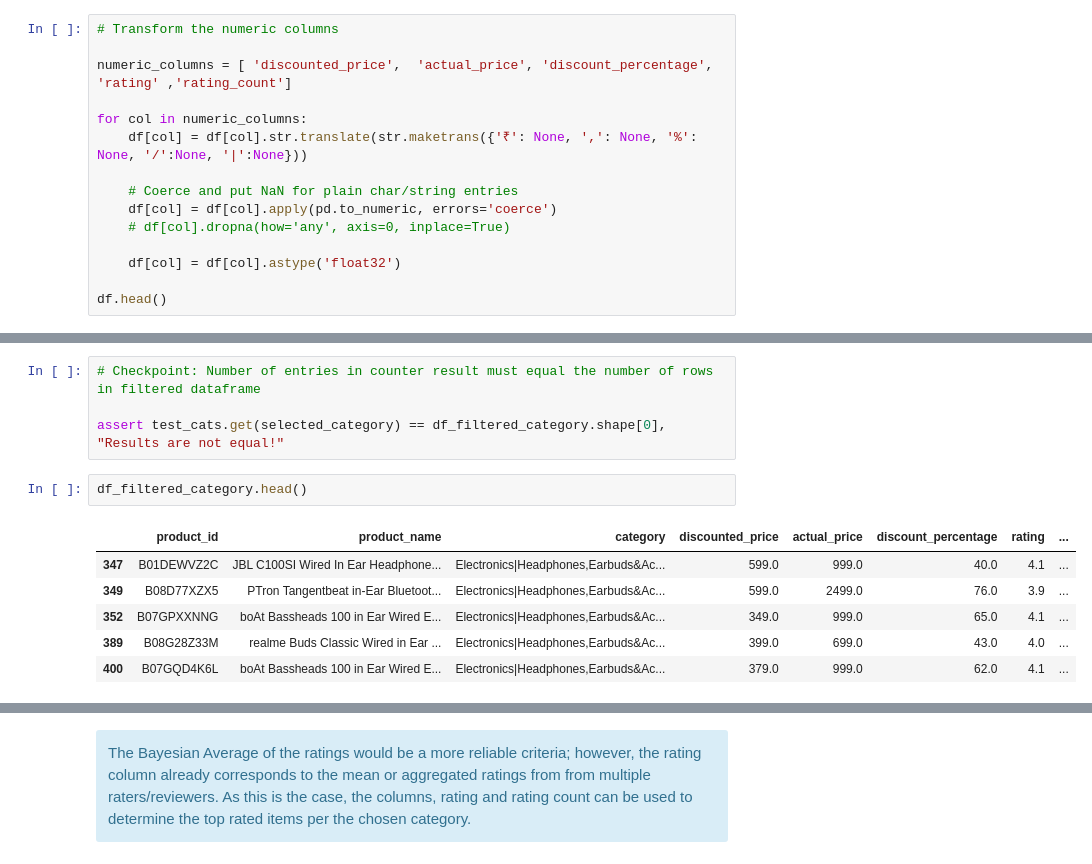
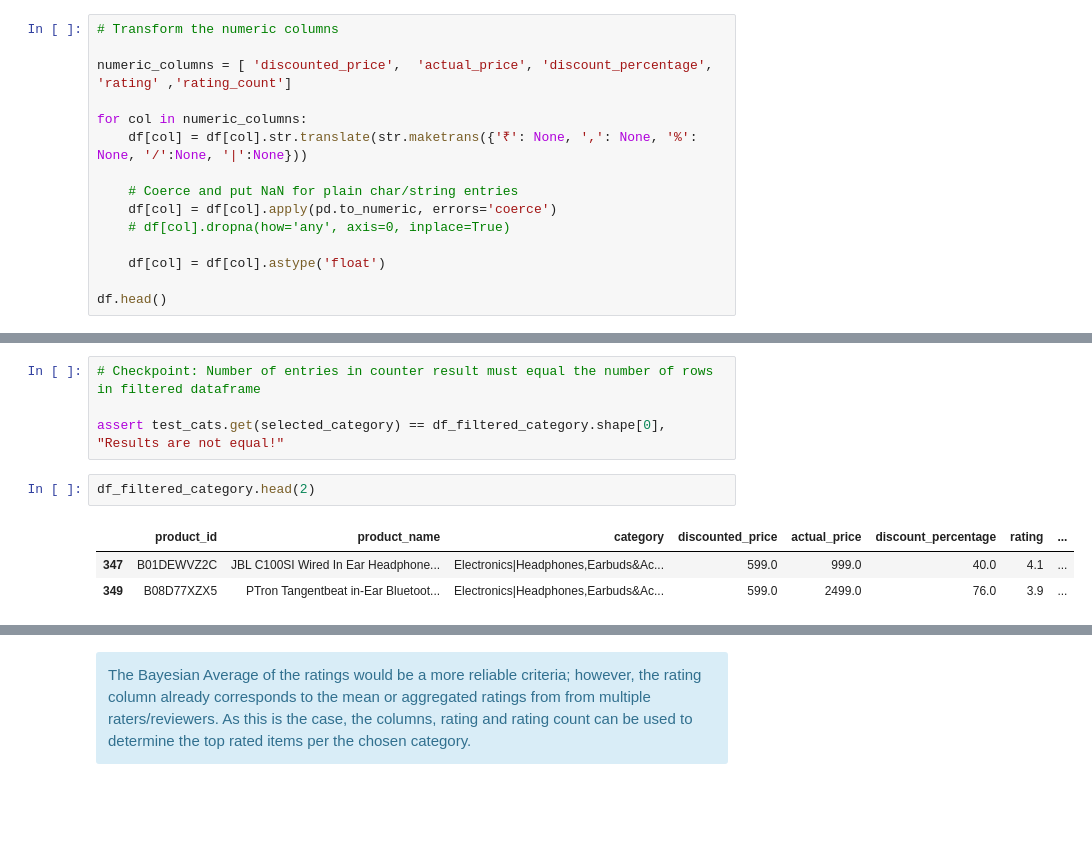
Before and after one commit to ds-edu/capstone3-recsys, a Jupyter notebook: recommender/notebooks/nb_recommender.ipynb, the cells around one changed output, grey strips where cells are left out. Drawn from its saved outputs; the diff is of its cells as text; blank space fills up the shorter version.

```diff
--- a/recommender/notebooks/nb_recommender.ipynb
+++ b/recommender/notebooks/nb_recommender.ipynb
@@ -129,7 +129,7 @@ for col in numeric_columns:
     df[col] = df[col].apply(pd.to_numeric, errors='coerce')
     # df[col].dropna(how='any', axis=0, inplace=True)
 
-    df[col] = df[col].astype('float32')
+    df[col] = df[col].astype('float')
 
 df.head()
 # %% [output]
@@ -445,14 +450,11 @@ test_cats = count_list(test_l_filtered)
 
 assert test_cats.get(selected_category) == df_filtered_category.shape[0], "Results are not equal!"
 # %%
-df_filtered_category.head()
+df_filtered_category.head(2)
 # %% [output]
 |  | product_id | product_name | category | discounted_price | actual_price | discount_percentage | rating | ... |
 | 347 | B01DEWVZ2C | JBL C100SI Wired In Ear Headphone... | Electronics|Headphones,Earbuds&Ac... | 599.0 | 999.0 | 40.0 | 4.1 | ... |
 | 349 | B08D77XZX5 | PTron Tangentbeat in-Ear Bluetoot... | Electronics|Headphones,Earbuds&Ac... | 599.0 | 2499.0 | 76.0 | 3.9 | ... |
-| 352 | B07GPXXNNG | boAt Bassheads 100 in Ear Wired E... | Electronics|Headphones,Earbuds&Ac... | 349.0 | 999.0 | 65.0 | 4.1 | ... |
-| 389 | B08G28Z33M | realme Buds Classic Wired in Ear ... | Electronics|Headphones,Earbuds&Ac... | 399.0 | 699.0 | 43.0 | 4.0 | ... |
-| 400 | B07GQD4K6L | boAt Bassheads 100 in Ear Wired E... | Electronics|Headphones,Earbuds&Ac... | 379.0 | 999.0 | 62.0 | 4.1 | ... |
 # %%
 # Plot mean rating distribution
 
```
Also changed, not shown: parts of 23 cells of this notebook.
